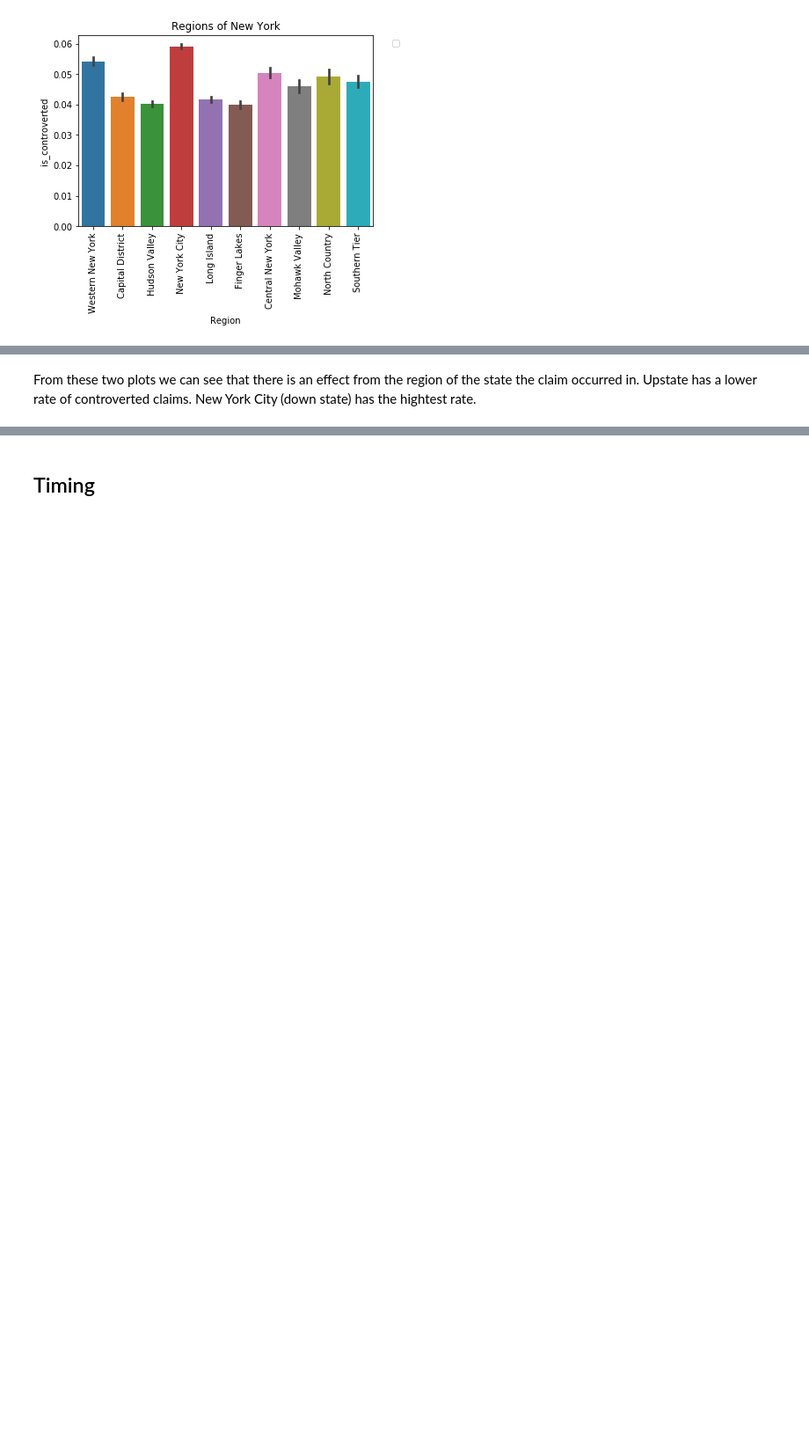
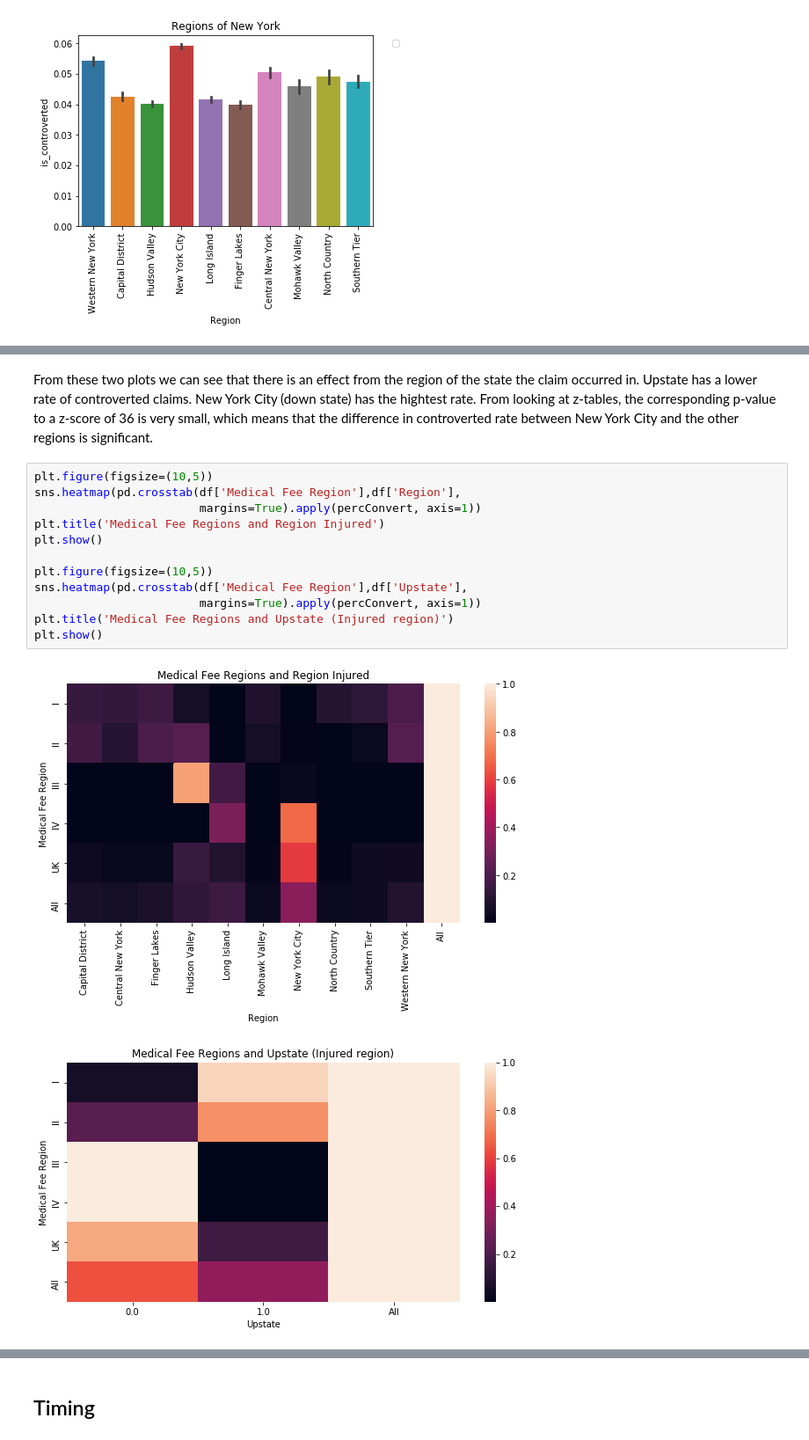
Before and after one commit to cbevis/U3_Capstone, a Jupyter notebook: NYS_Assembled_Workers2.ipynb, the cells around one changed output, grey strips where cells are left out. Shown at 88% size. Drawn from its saved outputs; the diff is of its cells as text; blank space fills up the shorter version.

```diff
--- a/NYS_Assembled_Workers2.ipynb
+++ b/NYS_Assembled_Workers2.ipynb
@@ -359,2 +372,17 @@ print(check)
 # %% [markdown]
-From these two plots we can see that there is an effect from the region of the state the claim occurred in. Upstate has a lower rate of controverted claims.  New York City (down state) has the hightest rate.
+From these two plots we can see that there is an effect from the region of the state the claim occurred in. Upstate has a lower rate of controverted claims.  New York City (down state) has the hightest rate. From looking at z-tables, the corresponding p-value to a z-score of 36 is very small, which means that the difference in controverted rate between New York City and the other regions is significant.
+# %%
+plt.figure(figsize=(10,5))
+sns.heatmap(pd.crosstab(df['Medical Fee Region'],df['Region'],
+                        margins=True).apply(percConvert, axis=1))
+plt.title('Medical Fee Regions and Region Injured')
+plt.show()
+
+plt.figure(figsize=(10,5))
+sns.heatmap(pd.crosstab(df['Medical Fee Region'],df['Upstate'],
+                        margins=True).apply(percConvert, axis=1))
+plt.title('Medical Fee Regions and Upstate (Injured region)')
+plt.show()
+# %% [output]
+[figure, added]
+[figure, added]
```
Also changed, not shown: parts of 33 cells of this notebook.
